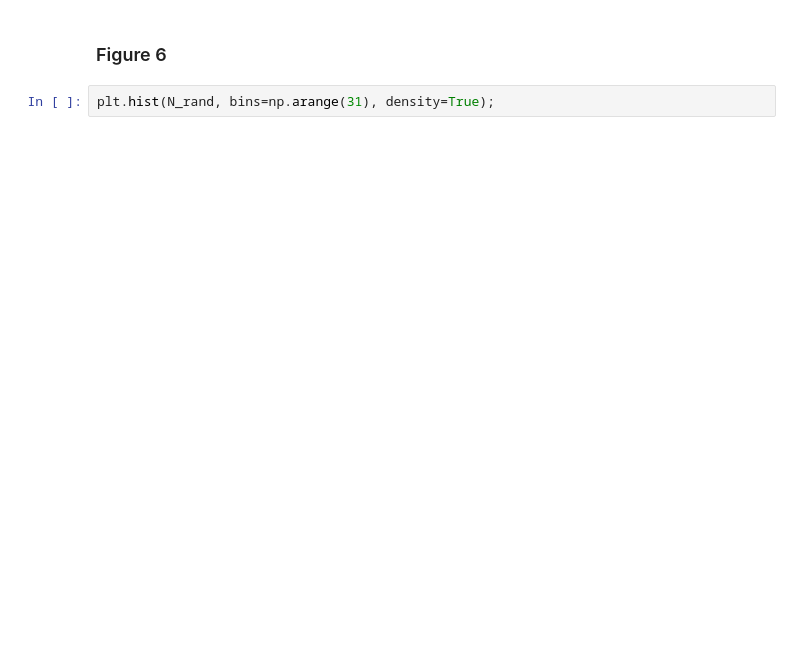
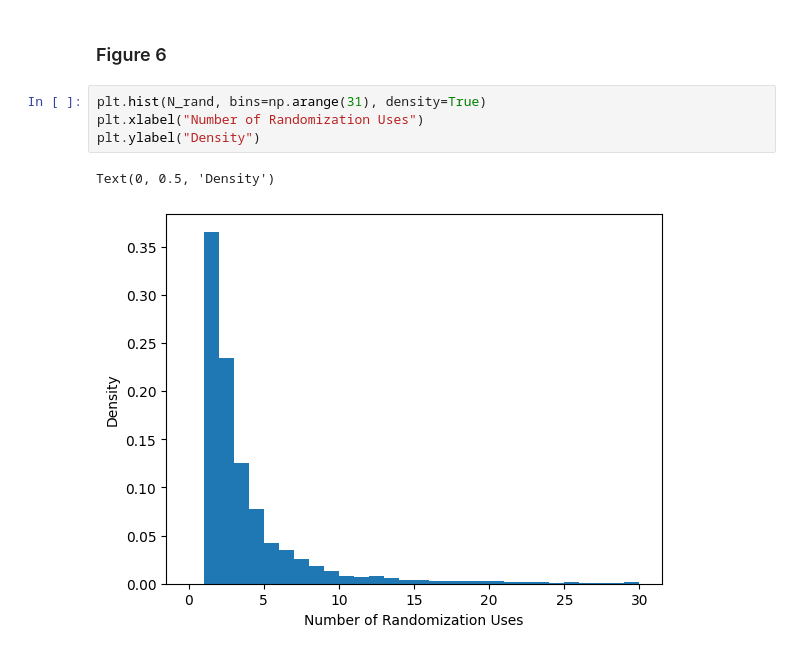
Before and after one commit to mifauss/Nonparametric_Kiefer_Weiss_Test, a Jupyter notebook: gaussian_example.ipynb, the cells around one changed output. Saved outputs shown, nothing was run; the diff lists cells and outputs as text; blank space fills up the shorter version.

```diff
--- a/gaussian_example.ipynb
+++ b/gaussian_example.ipynb
@@ -117,4 +122,9 @@ plt.hist(T, bins=np.arange(51), density=True);
 # %% [markdown]
 ### Figure 6
 # %%
-plt.hist(N_rand, bins=np.arange(31), density=True);
+plt.hist(N_rand, bins=np.arange(31), density=True)
+plt.xlabel("Number of Randomization Uses")
+plt.ylabel("Density")
+# %% [output]
+Text(0, 0.5, 'Density')
+[figure, added]
```
Also changed, not shown: parts of 2 cells of this notebook, 1 other file.
